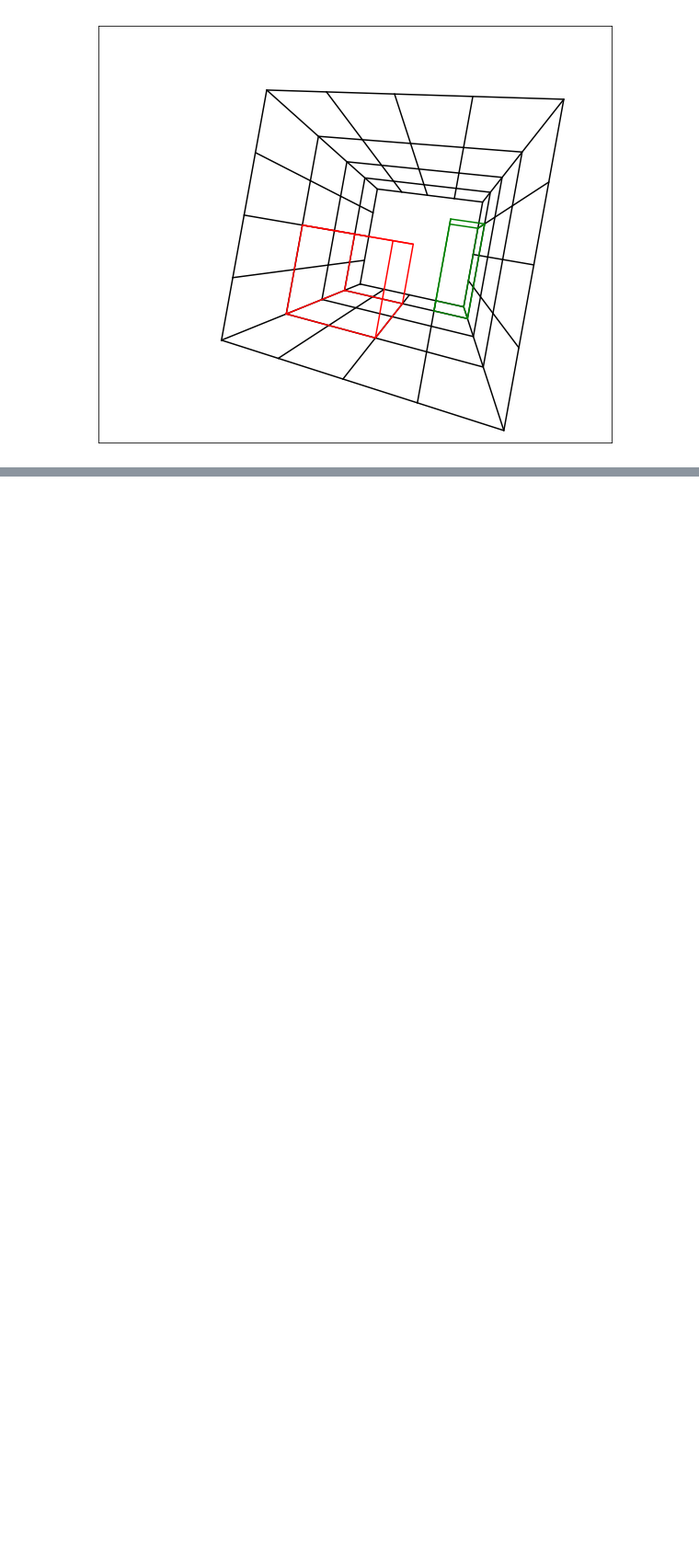
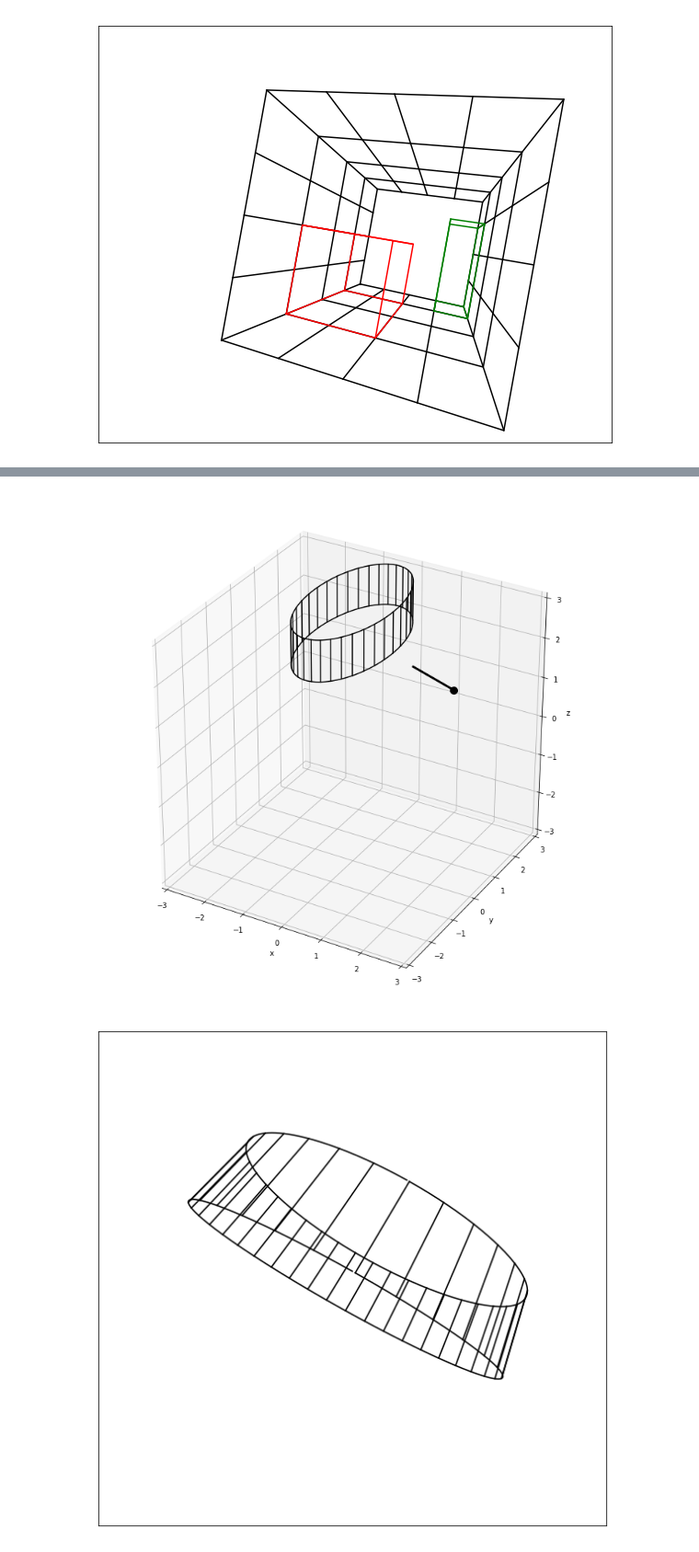
Before and after one commit to rkp8000/multipoint, a Jupyter notebook: examples.ipynb, the cells around one changed output, grey strips where cells are left out. Shown: that part at 92% size. Drawn from its saved outputs; the diff is of its cells as text; code cells hidden in the pictures; blank space fills up the shorter version.

```diff
--- a/examples.ipynb
+++ b/examples.ipynb
@@ -64,0 +101,29 @@ to_mpp(wires, p_e=p_e, v_e=v_e, phi=phi, a=a, b=b, width=10);
+# %%
+%reset -f
+%matplotlib inline
+import matplotlib.pyplot as plt
+import numpy as np
+
+from mpp import plot_wires_3d, to_mpp
+import shape
+
+
+cyl = shape.cyl(0, 0, 3, 1, 2, 1, 35, kwargs={'c': 'k'})
+
+p_e = np.array([2.5, 0, 2])
+v_e = np.array([-1, 0, .3])
+
+ax = plot_wires_3d(cyl, p_e, v_e)[1]
+
+ax.set_xlim(-3, 3)
+ax.set_ylim(-3, 3)
+ax.set_zlim(-3, 3)
+
+phi = 30
+a = 100
+b = 100
+
+to_mpp(cyl, p_e=p_e, v_e=v_e, phi=phi, a=a, b=b, width=10);
+# %% [output]
+[figure, added]
+[figure, added]
```
Also changed, not shown: parts of 5 cells of this notebook, 2 other files.
